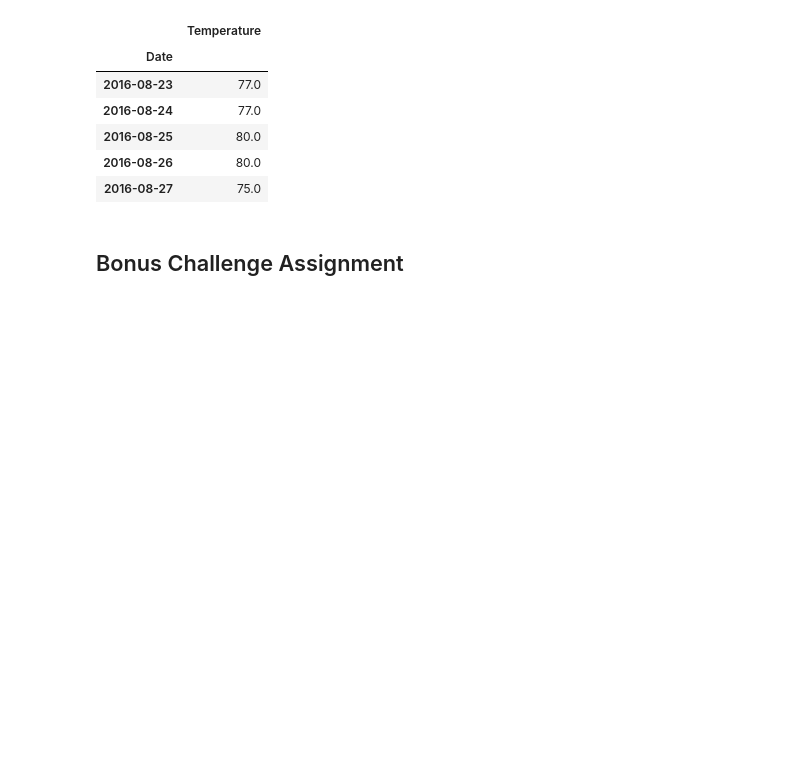
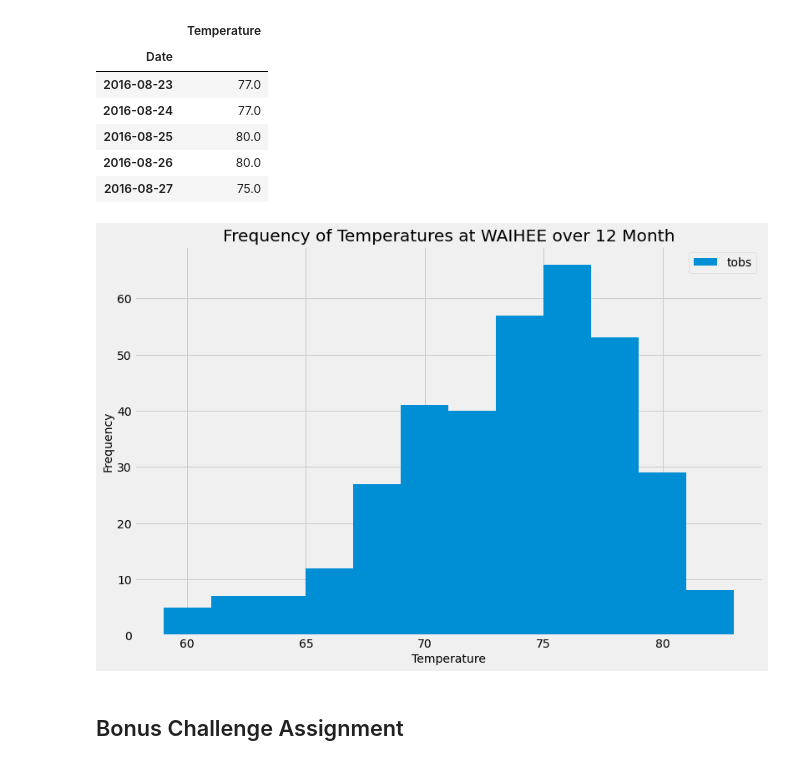
Before and after one commit to Chahnaz-Kbaisi/SQLAlchemy-Challenge, a Jupyter notebook: climate_starter.ipynb, the cells around one changed output. Drawn from its saved outputs; the diff is of its cells as text; code cells hidden in the pictures; blank space fills up the shorter version.

Commit message:
Plot 2

```diff
--- a/climate_starter.ipynb
+++ b/climate_starter.ipynb
@@ -292,6 +292,16 @@ new_WAIHEE_df.head()
 | 2016-08-25 | 80.0 |
 | 2016-08-26 | 80.0 |
 | 2016-08-27 | 75.0 |
+# %%
+# Histogram plotting of the past 12 months of temperature observation of WAIHEE station:
+new_WAIHEE_df.plot.hist(bins=12, rwidth=1.0, figsize=(12,8))
+plt.legend(["tobs"],loc="best")
+plt.xlabel("Temperature", fontsize=14)
+plt.ylabel("Frequency", fontsize=14)
+plt.title("Frequency of Temperatures at WAIHEE over 12 Month")
+plt.savefig("Images/station_temp_observation.png")
+# %% [output]
+[figure, added]
 # %% [markdown]
 ## Bonus Challenge Assignment
 # %%
```
Also changed, not shown: 1 other file.
